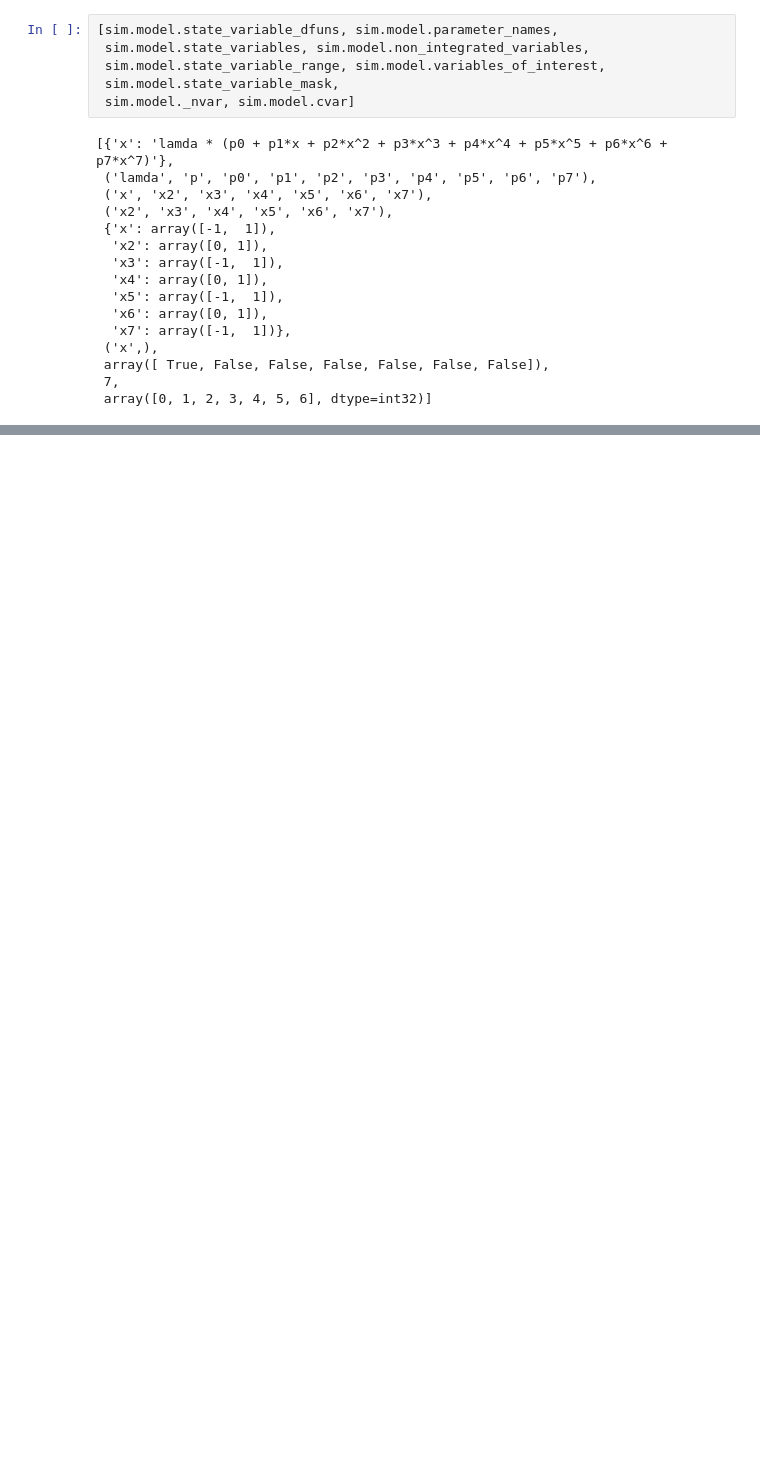
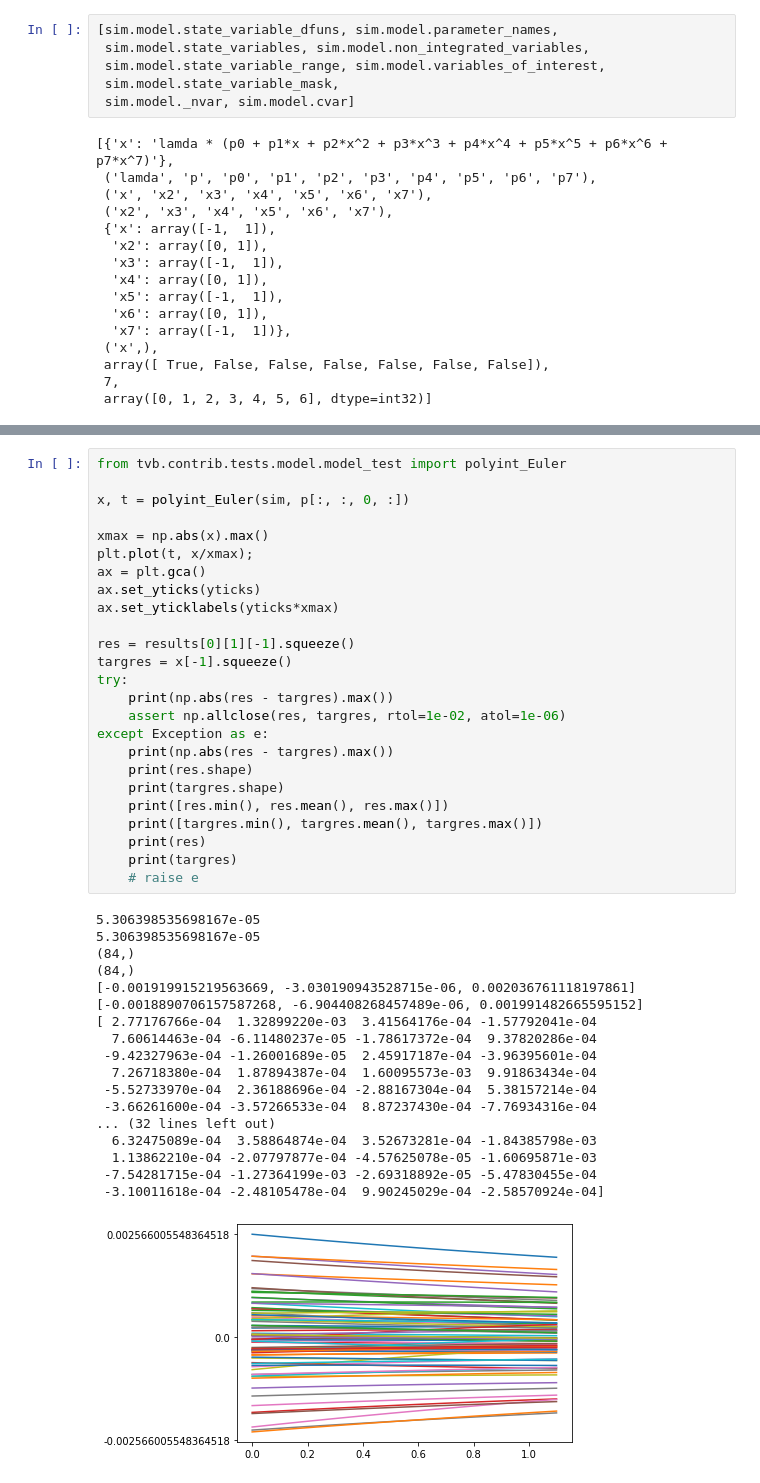
Before and after one commit to BrainModes/tvb-root, a Jupyter notebook: tvb_contrib/tvb/contrib/simulator/demos/polynomial_model_Kashyap_etal_2025_NatureCommunications.ipynb, the cells around one changed output, grey strips where cells are left out. Saved outputs shown, nothing was run; the diff lists cells and outputs as text; blank space fills up the shorter version.

```diff
--- a/tvb_contrib/tvb/contrib/simulator/demos/polynomial_model_Kashyap_etal_2025_NatureCommunications.ipynb
+++ b/tvb_contrib/tvb/contrib/simulator/demos/polynomial_model_Kashyap_etal_2025_NatureCommunications.ipynb
@@ -252,0 +282,44 @@ test.test_polynomial_model()
+# %%
+from tvb.contrib.tests.model.model_test import polyint_Euler
+
+x, t = polyint_Euler(sim, p[:, :, 0, :])
+
+xmax = np.abs(x).max()
+plt.plot(t, x/xmax);
+ax = plt.gca()
+ax.set_yticks(yticks)
+ax.set_yticklabels(yticks*xmax)
+
+res = results[0][1][-1].squeeze()
+targres = x[-1].squeeze()
+try:
+    print(np.abs(res - targres).max())
+    assert np.allclose(res, targres, rtol=1e-02, atol=1e-06)
+except Exception as e:
+    print(np.abs(res - targres).max())
+    print(res.shape)
+    print(targres.shape)
+    print([res.min(), res.mean(), res.max()])
+    print([targres.min(), targres.mean(), targres.max()])
+    print(res)
+    print(targres)
+    # raise e
+# %% [output]
+5.306398535698167e-05
+5.306398535698167e-05
+(84,)
+(84,)
+[-0.001919915219563669, -3.030190943528715e-06, 0.002036761118197861]
+[-0.0018890706157587268, -6.904408268457489e-06, 0.001991482665595152]
+[ 2.77176766e-04  1.32899220e-03  3.41564176e-04 -1.57792041e-04
+  7.60614463e-04 -6.11480237e-05 -1.78617372e-04  9.37820286e-04
+ -9.42327963e-04 -1.26001689e-05  2.45917187e-04 -3.96395601e-04
+  7.26718380e-04  1.87894387e-04  1.60095573e-03  9.91863434e-04
+ -5.52733970e-04  2.36188696e-04 -2.88167304e-04  5.38157214e-04
+ -3.66261600e-04 -3.57266533e-04  8.87237430e-04 -7.76934316e-04
+... (32 lines left out)
+  6.32475089e-04  3.58864874e-04  3.52673281e-04 -1.84385798e-03
+  1.13862210e-04 -2.07797877e-04 -4.57625078e-05 -1.60695871e-03
+ -7.54281715e-04 -1.27364199e-03 -2.69318892e-05 -5.47830455e-04
+ -3.10011618e-04 -2.48105478e-04  9.90245029e-04 -2.58570924e-04]
+[figure, added]
```
Also changed, not shown: parts of 8 cells of this notebook.
